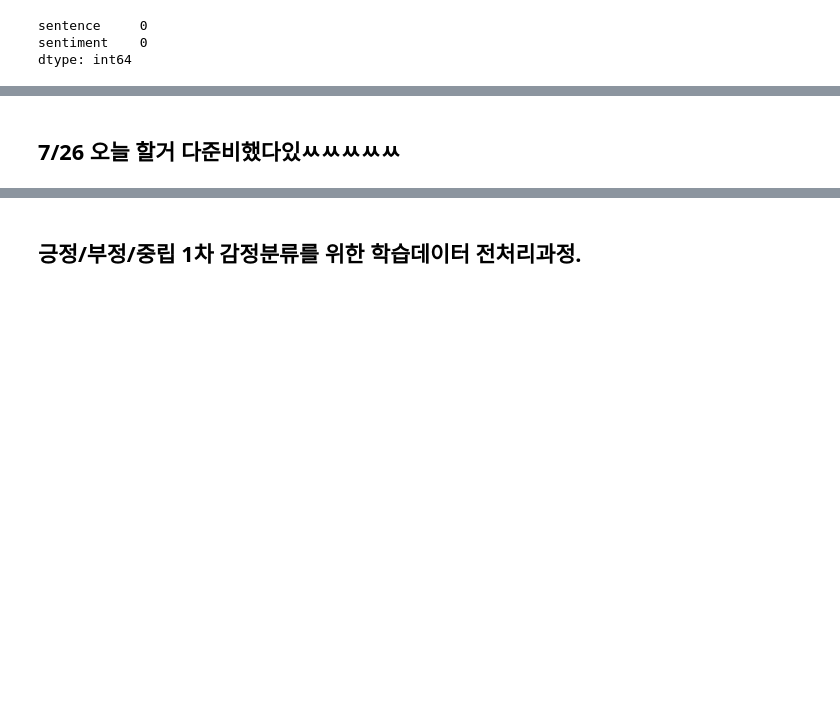
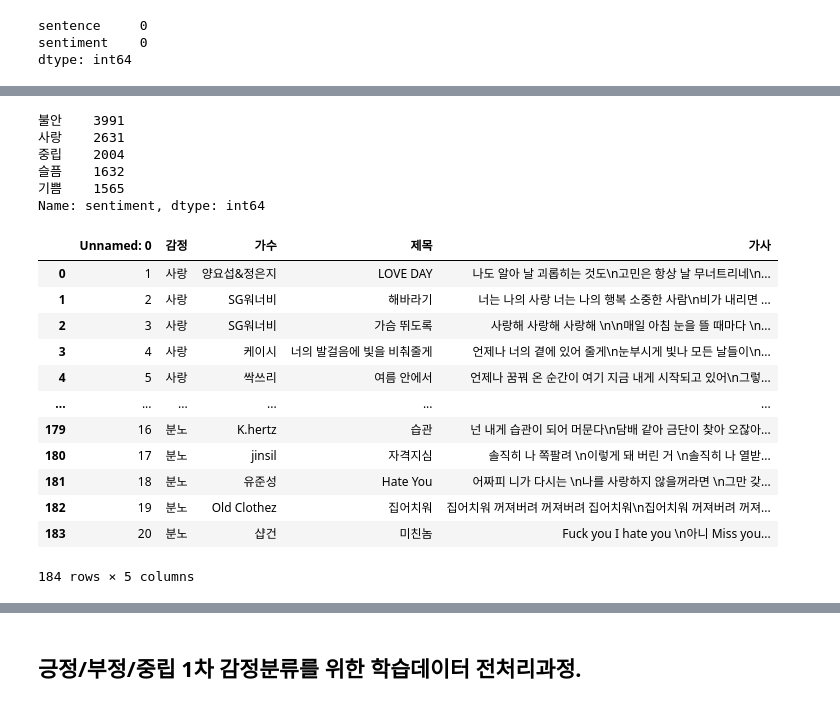
Before and after one commit to DDalaDDula/NIFoS, a Jupyter notebook: Sentiment_analysis/dataset/preprocessing_original_dataset.ipynb, the cells around one changed output, grey strips where cells are left out. Saved outputs shown, nothing was run; the diff lists cells and outputs as text; code cells hidden in the pictures; blank space fills up the shorter version.

```diff
--- a/Sentiment_analysis/dataset/preprocessing_original_dataset.ipynb
+++ b/Sentiment_analysis/dataset/preprocessing_original_dataset.ipynb
@@ -206,4 +200,28 @@ Name: sentiment, dtype: int64
-# %% [markdown]
-## 7/26 오늘 할거 다준비했다있ㅆㅆㅆㅆㅆ
+# %%
+import pandas as pd
+data6 = pd.read_csv("사랑이별_커뮤니티_챗봇데이터_전처리완.csv", encoding='UTF-8')
+data6['sentiment'].value_counts()
+# %% [output]
+불안    3991
+사랑    2631
+중립    2004
+슬픔    1632
+기쁨    1565
+Name: sentiment, dtype: int64
 # %%
-data6 = pd.read_csv("사랑이별_커뮤니티_챗봇데이터_전처리완.csv", encoding='UTF-8')
+data7 = pd.read_csv("감정별_가사_정리_9class.csv", encoding='UTF-8')
+data7
+# %% [output]
+|  | Unnamed: 0 | 감정 | 가수 | 제목 | 가사 |
+| 0 | 1 | 사랑 | 양요섭&정은지 | LOVE DAY | 나도 알아 날 괴롭히는 것도\n고민은 항상 날 무너트리네\n... |
+| 1 | 2 | 사랑 | SG워너비 | 해바라기 | 너는 나의 사랑 너는 나의 행복 소중한 사람\n비가 내리면 ... |
+| 2 | 3 | 사랑 | SG워너비 | 가슴 뛰도록 | 사랑해 사랑해 사랑해 \n\n매일 아침 눈을 뜰 때마다 \n... |
+| 3 | 4 | 사랑 | 케이시 | 너의 발걸음에 빛을 비춰줄게 | 언제나 너의 곁에 있어 줄게\n눈부시게 빛나 모든 날들이\n... |
+| 4 | 5 | 사랑 | 싹쓰리 | 여름 안에서 | 언제나 꿈꿔 온 순간이 여기 지금 내게 시작되고 있어\n그렇... |
+| ... | ... | ... | ... | ... | ... |
+| 179 | 16 | 분노 | K.hertz | 습관 | 넌 내게 습관이 되어 머문다\n담배 같아 금단이 찾아 오잖아... |
+| 180 | 17 | 분노 | jinsil | 자격지심 | 솔직히 나 쪽팔려 \n이렇게 돼 버린 거 \n솔직히 나 열받... |
+| 181 | 18 | 분노 | 유준성 | Hate You | 어짜피 니가 다시는 \n나를 사랑하지 않을꺼라면 \n그만 갖... |
+| 182 | 19 | 분노 | Old Clothez | 집어치워 | 집어치워 꺼져버려 꺼져버려 집어치워\n집어치워 꺼져버려 꺼져... |
+| 183 | 20 | 분노 | 샵건 | 미친놈 | Fuck you I hate you \n아니 Miss you... |
+184 rows × 5 columns
```
Also changed, not shown: parts of 24 cells of this notebook, 5 other files.
